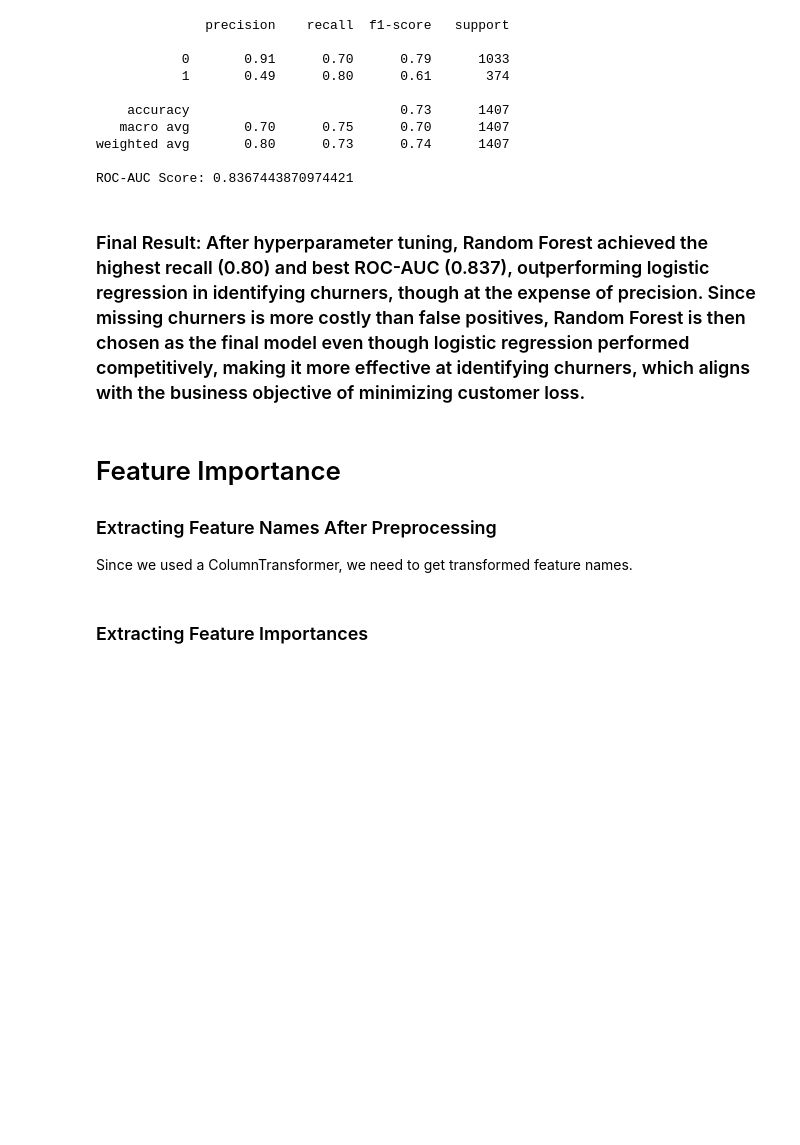
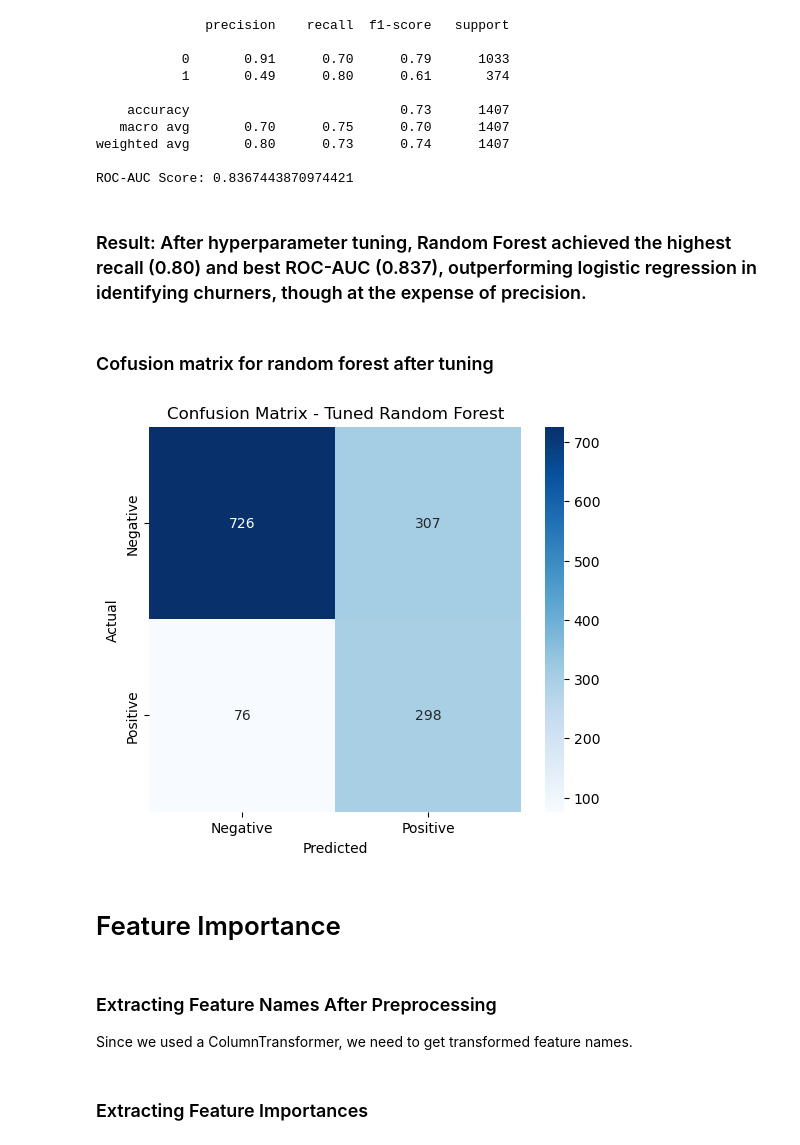
Before and after one commit to perfectevans/customer-churn-prediction, a Jupyter notebook: notebooks/customer_churn_prediction.ipynb, the cells around one changed output. Saved outputs shown, nothing was run; the diff lists cells and outputs as text; code cells hidden in the pictures; blank space fills up the shorter version.

```diff
--- a/notebooks/customer_churn_prediction.ipynb
+++ b/notebooks/customer_churn_prediction.ipynb
@@ -820,11 +861,33 @@ weighted avg       0.80      0.73      0.74      1407
 
 ROC-AUC Score: 0.8367443870974421
 # %% [markdown]
-### Final Result: After hyperparameter tuning, Random Forest achieved the highest recall (0.80) and best ROC-AUC (0.837), outperforming logistic regression in identifying churners, though at the expense of precision. Since missing churners is more costly than false positives, Random Forest is then chosen as the final model even though logistic regression performed competitively, making it more effective at identifying churners, which aligns with the business objective of minimizing customer loss.
+### Result: After hyperparameter tuning, Random Forest achieved the highest recall (0.80) and best ROC-AUC (0.837), outperforming logistic regression in identifying churners, though at the expense of precision.
+# %% [markdown]
+### Cofusion matrix for random forest after tuning
+# %%
+# Confusion Matrix
+cm_best_rf = confusion_matrix(y_test, y_pred_best_rf)
+
+# Plot
+plt.figure(figsize=(6,5))
+sns.heatmap(cm_best_rf,
+            annot=True,
+            fmt='d',
+            cmap='Blues',
+            xticklabels=['Negative', 'Positive'],
+            yticklabels=['Negative', 'Positive'])
+
+plt.xlabel("Predicted")
+plt.ylabel("Actual")
+plt.title("Confusion Matrix - Tuned Random Forest")
+plt.show()
+# %% [output]
+[figure, added]
 # %% [markdown]
 # Feature Importance
-### Extracting Feature Names After Preprocessing
-Since we used a ColumnTransformer, we need to get transformed feature names.
+# %% [markdown]
+### Extracting Feature Names After Preprocessing
+Since we used a ColumnTransformer, we need to get transformed feature names.
 # %%
 # Get the preprocessing step
 preprocessor = best_rf.named_steps["preprocessor"]
```
Also changed, not shown: parts of 53 cells of this notebook.
